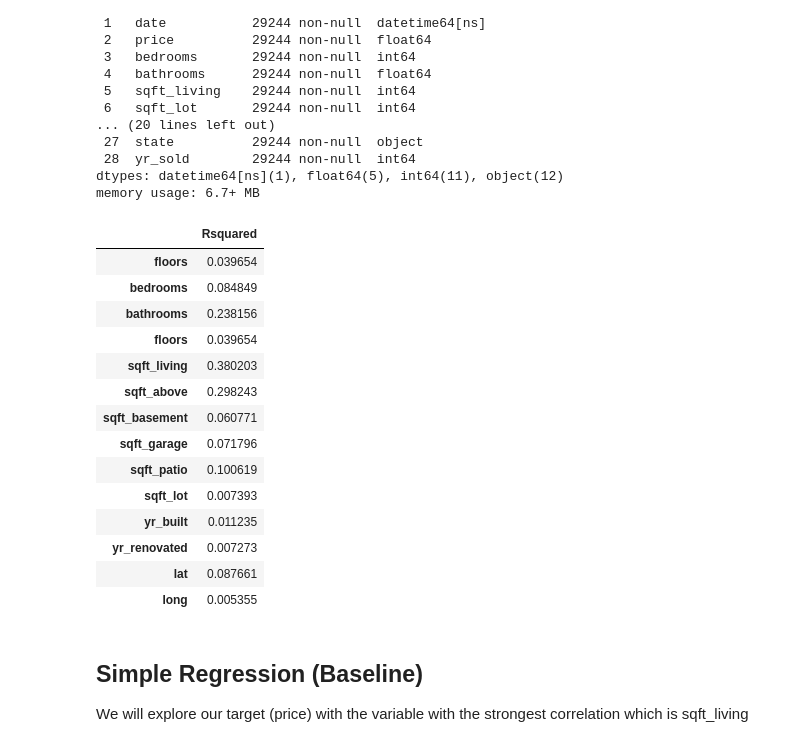
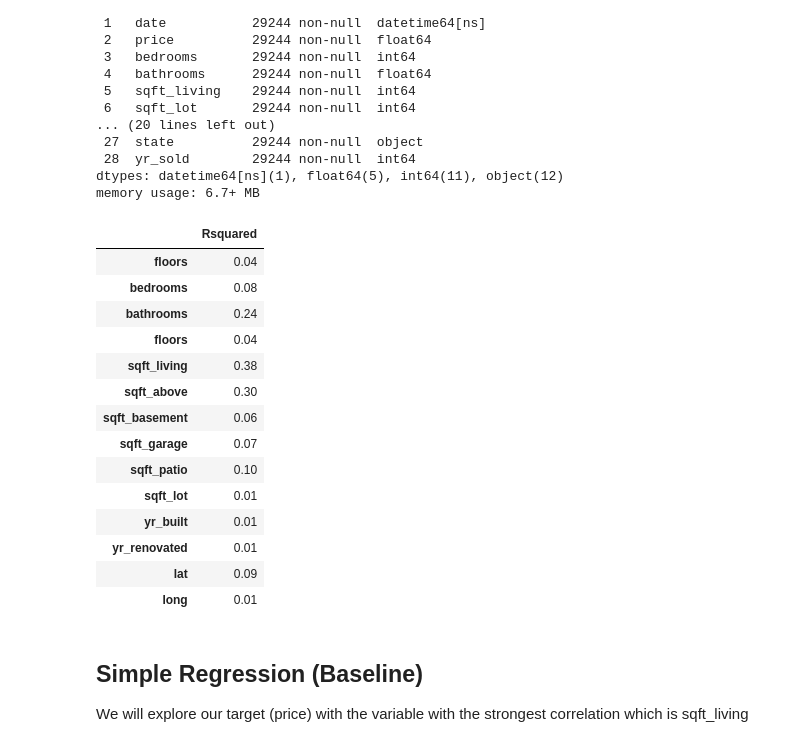
Before and after one commit to vladiseki/Housing_Prices_P2_Project, a Jupyter notebook: Final_notebook.ipynb, the cells around one changed output. Cells and saved outputs as stored; diff of their text form; code cells hidden in the pictures.

```diff
--- a/Final_notebook.ipynb
+++ b/Final_notebook.ipynb
@@ -64,6 +63,10 @@ We can see .... [our initial thoughts of raw dataframe]
 Define function
 # %%
 def city(address):
+    """
+    A function that takes the entry in the 'address' column, which is a string, and
+    returns the city in a string.
+    """
     address_list = address.split(',')
     if len(address_list) == 6:
         city = address_list[3].strip()
@@ -74,6 +77,10 @@ def city(address):
     return city
 
 def state(address):
+    """
+    A function that takes the entry in the 'address' column, which is a string, and
+    returns the state in a string.
+    """
     address_list = address.split(',')
     if len(address_list) == 6:
         statezip = address_list[4].split()
@@ -89,6 +96,10 @@ def state(address):
     return state
 
 def zipcode(address):
+    """
+    A function that takes the entry in the 'address' column, which is a string, and
+    returns the zipcode in a string.
+    """
     address_list = address.split(',')
     zipcode = address_list[-2].split()[-1]
     return zipcode
@@ -170,6 +196,17 @@ dtypes: datetime64[ns](1), float64(5), int64(11), object(12)
 memory usage: 6.7+ MB
 # %%
 def Rsquaredcomp(dataframe,target_str,comp_list):
+    """
+    This is a function that returns a dataframe which lists
+    all the R^2 for all the chosen variables.
+
+    dataframe -> the dataframe that will be used to run the regression
+
+    target_str -> the string name of the target variable/column to be predicted
+
+    comp_list -> a list of strings of the variables/columns that will be individually
+                    used to predict 'price'.
+    """
     Rsquared = []
     for i in comp_list:
         y = dataframe[target_str]
@@ -182,26 +219,31 @@ def Rsquaredcomp(dataframe,target_str,comp_list):
     df = pd.DataFrame(np.array(Rsquared),index=comp_list,columns=["Rsquared"])
     return df
 # %%
+"""
+Running the function above to clearly compare which of the numeric variables have the
+highest R^2.
+"""
+
 comp = ['floors','bedrooms','bathrooms','floors','sqft_living', 'sqft_above','sqft_basement',
         'sqft_garage','sqft_patio', 'sqft_lot',
         'yr_built', 'yr_renovated','lat','long']
 Rsquaredcomp(clean_houses,'price',comp)
 # %% [output]
 |  | Rsquared |
-| floors | 0.039654 |
-| bedrooms | 0.084849 |
-| bathrooms | 0.238156 |
-| floors | 0.039654 |
-| sqft_living | 0.380203 |
-| sqft_above | 0.298243 |
-| sqft_basement | 0.060771 |
-| sqft_garage | 0.071796 |
-| sqft_patio | 0.100619 |
-| sqft_lot | 0.007393 |
-| yr_built | 0.011235 |
-| yr_renovated | 0.007273 |
-| lat | 0.087661 |
-| long | 0.005355 |
+| floors | 0.04 |
+| bedrooms | 0.08 |
+| bathrooms | 0.24 |
+| floors | 0.04 |
+| sqft_living | 0.38 |
+| sqft_above | 0.30 |
+| sqft_basement | 0.06 |
+| sqft_garage | 0.07 |
+| sqft_patio | 0.10 |
+| sqft_lot | 0.01 |
+| yr_built | 0.01 |
+| yr_renovated | 0.01 |
+| lat | 0.09 |
+| long | 0.01 |
 # %% [markdown]
 ## Simple Regression (Baseline)
 We will explore our target (price) with the variable with the strongest correlation which is sqft_living
```
Also changed, not shown: parts of 58 cells of this notebook.
